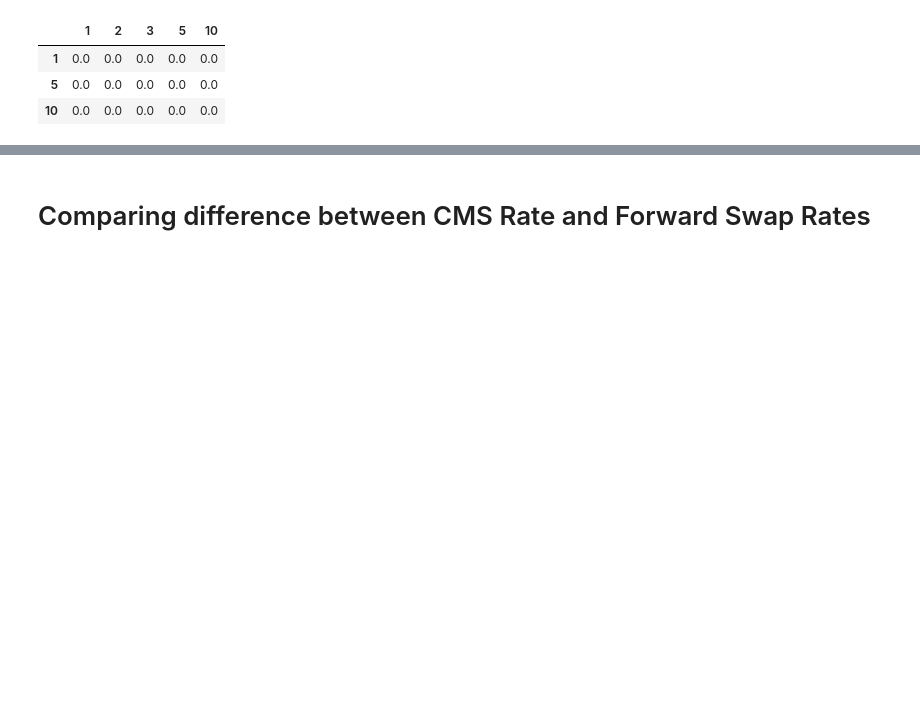
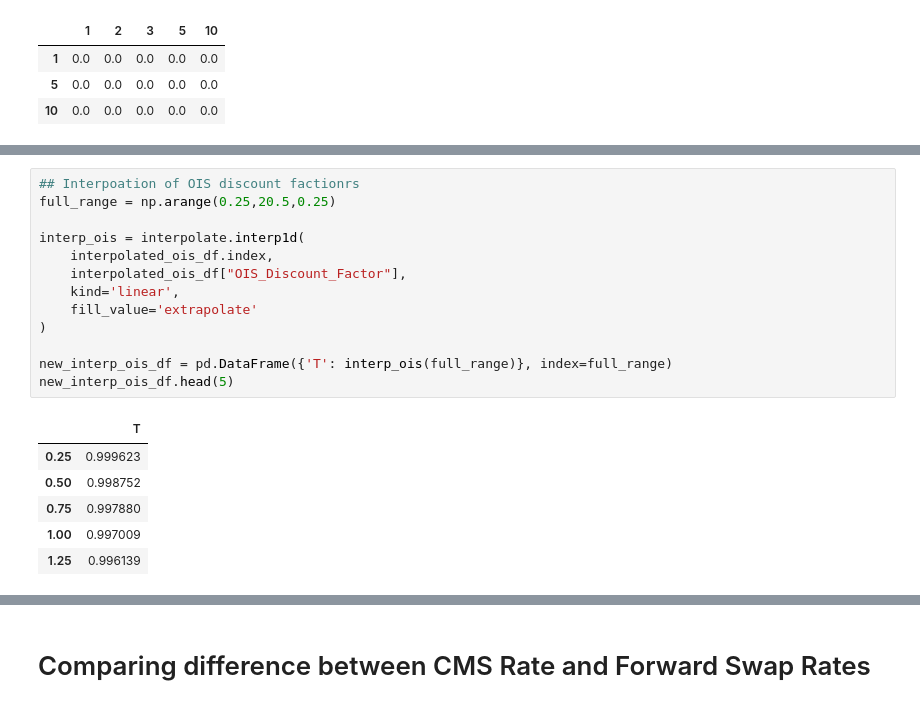
Before and after one commit to njh18/qf634-quant-research-methods, a Jupyter notebook: qf605-fixed-income/Part 3 Convexity Correction.ipynb, the cells around one changed output, grey strips where cells are left out. Cells and saved outputs as stored; diff of their text form; blank space fills up the shorter version.

```diff
--- a/qf605-fixed-income/Part 3 Convexity Correction.ipynb
+++ b/qf605-fixed-income/Part 3 Convexity Correction.ipynb
@@ -381 +405,21 @@ cms_rate
+# %%
+## Interpoation of OIS discount factionrs
+full_range = np.arange(0.25,20.5,0.25)
+
+interp_ois = interpolate.interp1d(
+    interpolated_ois_df.index,
+    interpolated_ois_df["OIS_Discount_Factor"],
+    kind='linear',
+    fill_value='extrapolate'
+)
+
+new_interp_ois_df = pd.DataFrame({'T': interp_ois(full_range)}, index=full_range)
+new_interp_ois_df.head(5)
+# %% [output]
+|  | T |
+| 0.25 | 0.999623 |
+| 0.50 | 0.998752 |
+| 0.75 | 0.997880 |
+| 1.00 | 0.997009 |
+| 1.25 | 0.996139 |
 # %%
```
Also changed, not shown: parts of 10 cells of this notebook.
